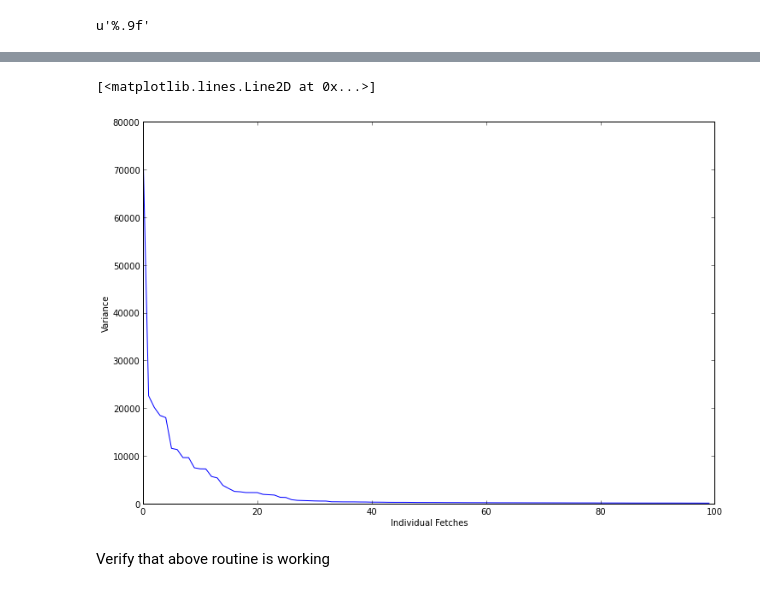
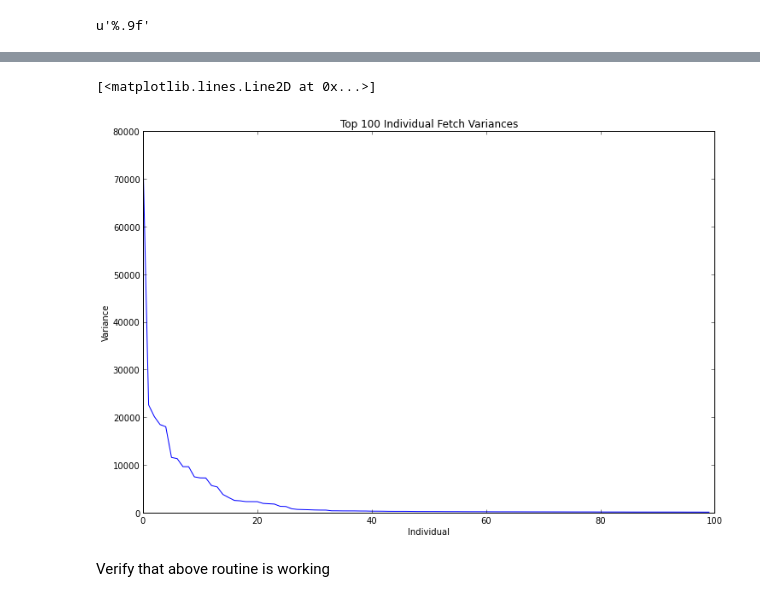
Before and after one commit to svkerr/Aerolink_Ubuntu, a Jupyter notebook: aerolink_daily_analysis.ipynb, the cells around one changed output, grey strips where cells are left out. Drawn from its saved outputs; the diff is of its cells as text; code cells hidden in the pictures.

```diff
--- a/aerolink_daily_analysis.ipynb
+++ b/aerolink_daily_analysis.ipynb
@@ -186,11 +194,12 @@ list_var_var
 # %%
 from pylab import *
 rcParams['figure.figsize'] = 12,8
-plt.xlabel('Individual Fetches')
+plt.title('Top 100 Individual Fetch Variances')
 plt.ylabel('Variance')
+plt.xlabel('Individual')
 plt.plot(list_var_var[0:100])
 # %% [output]
 [<matplotlib.lines.Line2D at 0x...>]
-[figure, old version]
+[figure, new version]
 # %% [markdown]
 Verify that above routine is working
```
Also changed, not shown: parts of 17 cells of this notebook.
